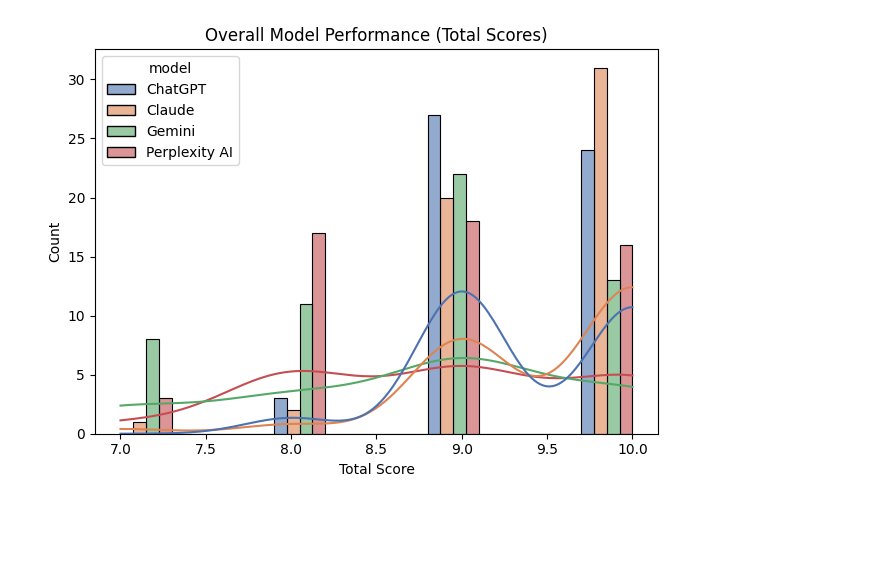
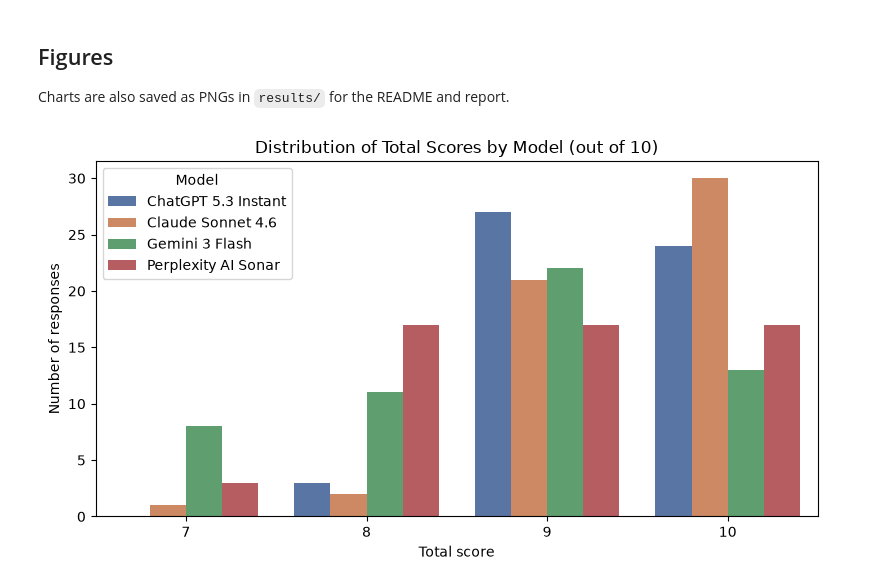
Before and after one commit to RuchaPanhale/ai-swarm-robotics-benchmark, a Jupyter notebook: notebooks/data_analysis.ipynb, the cells around one changed output. Saved outputs shown, nothing was run; the diff lists cells and outputs as text; code cells hidden in the pictures; blank space fills up the shorter version.

```diff
--- a/notebooks/data_analysis.ipynb
+++ b/notebooks/data_analysis.ipynb
@@ -114,19 +108,14 @@ plt.show()
-# %%
-sns.histplot(
-    data=data,
-    x="Total",
-    hue="model",
-    kde=True,
-    bins=10,
-    multiple="dodge",
-    alpha=0.6,
-    palette="deep"
-)
-
-plt.title("Overall Model Performance (Total Scores)")
-plt.xlabel("Total Score")
-plt.ylabel("Count")
-plt.tight_layout()
-plt.show()
-# %% [output]
-[figure, removed]
+# %% [markdown]
+## Figures
+Charts are also saved as PNGs in `results/` for the README and report.
+# %%
+fig, ax = plt.subplots(figsize=(8, 4.5))
+sns.countplot(data=data, x="Total", hue="Model", hue_order=MODELS, palette=PALETTE, ax=ax)
+ax.set_title("Distribution of Total Scores by Model (out of 10)")
+ax.set_xlabel("Total score")
+ax.set_ylabel("Number of responses")
+fig.tight_layout()
+fig.savefig(RESULTS_DIR / "fig1_total_scores.png", dpi=200)
+plt.show()
+# %% [output]
+[figure, added]
```
Also changed, not shown: parts of 21 cells of this notebook, 4 other files.
